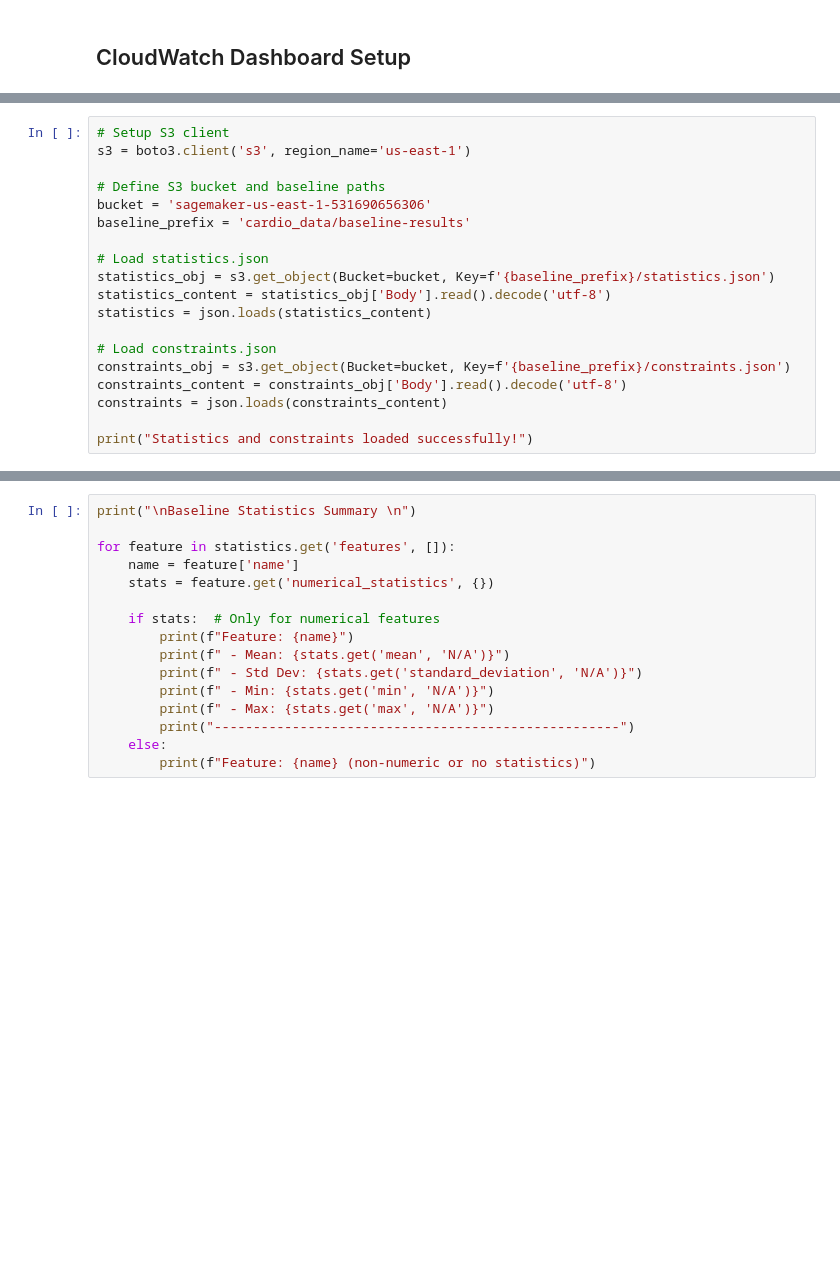
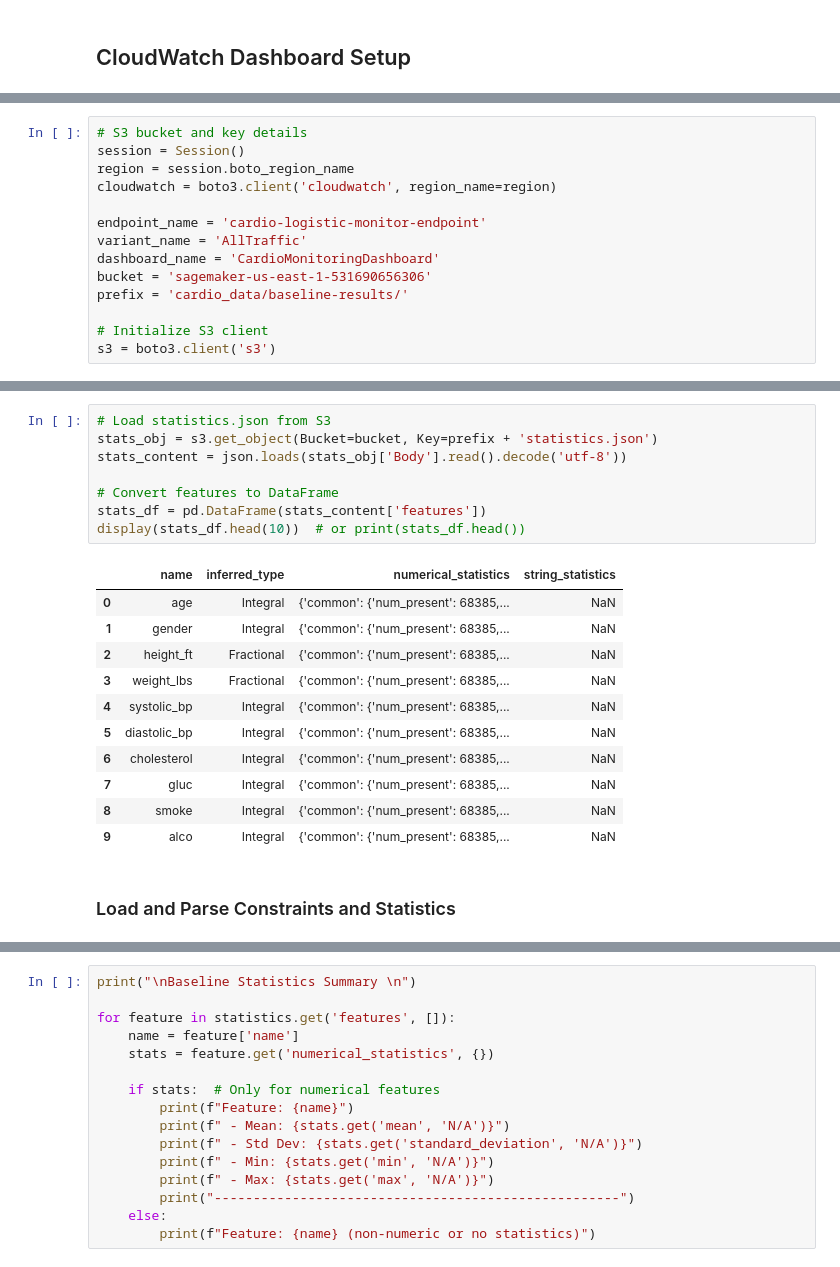
Before and after one commit to oxayavongsa/aai-540-mlops-final-group-4, a Jupyter notebook: cloudwatch/cardio_cloudwatch_and_data_reports.ipynb, the cells around one changed output, grey strips where cells are left out. Saved outputs shown, nothing was run; the diff lists cells and outputs as text; blank space fills up the shorter version.

```diff
--- a/cloudwatch/cardio_cloudwatch_and_data_reports.ipynb
+++ b/cloudwatch/cardio_cloudwatch_and_data_reports.ipynb
@@ -190,19 +13,0 @@ Both .ipynb and .py files successfully uploaded to S3.
-# %%
-# Setup S3 client
-s3 = boto3.client('s3', region_name='us-east-1')
-
-# Define S3 bucket and baseline paths
-bucket = 'sagemaker-us-east-1-531690656306'
-baseline_prefix = 'cardio_data/baseline-results'
-
-# Load statistics.json
-statistics_obj = s3.get_object(Bucket=bucket, Key=f'{baseline_prefix}/statistics.json')
-statistics_content = statistics_obj['Body'].read().decode('utf-8')
-statistics = json.loads(statistics_content)
-
-# Load constraints.json
-constraints_obj = s3.get_object(Bucket=bucket, Key=f'{baseline_prefix}/constraints.json')
-constraints_content = constraints_obj['Body'].read().decode('utf-8')
-constraints = json.loads(constraints_content)
-
-print("Statistics and constraints loaded successfully!")
@@ -210,0 +14,14 @@ Statistics and constraints loaded successfully!
+# %%
+# S3 bucket and key details
+session = Session()
+region = session.boto_region_name
+cloudwatch = boto3.client('cloudwatch', region_name=region)
+
+endpoint_name = 'cardio-logistic-monitor-endpoint'
+variant_name = 'AllTraffic'
+dashboard_name = 'CardioMonitoringDashboard'
+bucket = 'sagemaker-us-east-1-531690656306'
+prefix = 'cardio_data/baseline-results/'
+
+# Initialize S3 client
+s3 = boto3.client('s3')
@@ -210,0 +34,22 @@ Statistics and constraints loaded successfully!
+# %%
+# Load statistics.json from S3
+stats_obj = s3.get_object(Bucket=bucket, Key=prefix + 'statistics.json')
+stats_content = json.loads(stats_obj['Body'].read().decode('utf-8'))
+
+# Convert features to DataFrame
+stats_df = pd.DataFrame(stats_content['features'])
+display(stats_df.head(10))  # or print(stats_df.head())
+# %% [output]
+|  | name | inferred_type | numerical_statistics | string_statistics |
+| 0 | age | Integral | {'common': {'num_present': 68385,... | NaN |
+| 1 | gender | Integral | {'common': {'num_present': 68385,... | NaN |
+| 2 | height_ft | Fractional | {'common': {'num_present': 68385,... | NaN |
+| 3 | weight_lbs | Fractional | {'common': {'num_present': 68385,... | NaN |
+| 4 | systolic_bp | Integral | {'common': {'num_present': 68385,... | NaN |
+| 5 | diastolic_bp | Integral | {'common': {'num_present': 68385,... | NaN |
+| 6 | cholesterol | Integral | {'common': {'num_present': 68385,... | NaN |
+| 7 | gluc | Integral | {'common': {'num_present': 68385,... | NaN |
+| 8 | smoke | Integral | {'common': {'num_present': 68385,... | NaN |
+| 9 | alco | Integral | {'common': {'num_present': 68385,... | NaN |
+# %% [markdown]
+### Load and Parse Constraints and Statistics
```
Also changed, not shown: parts of 33 cells of this notebook, 5 other files.
